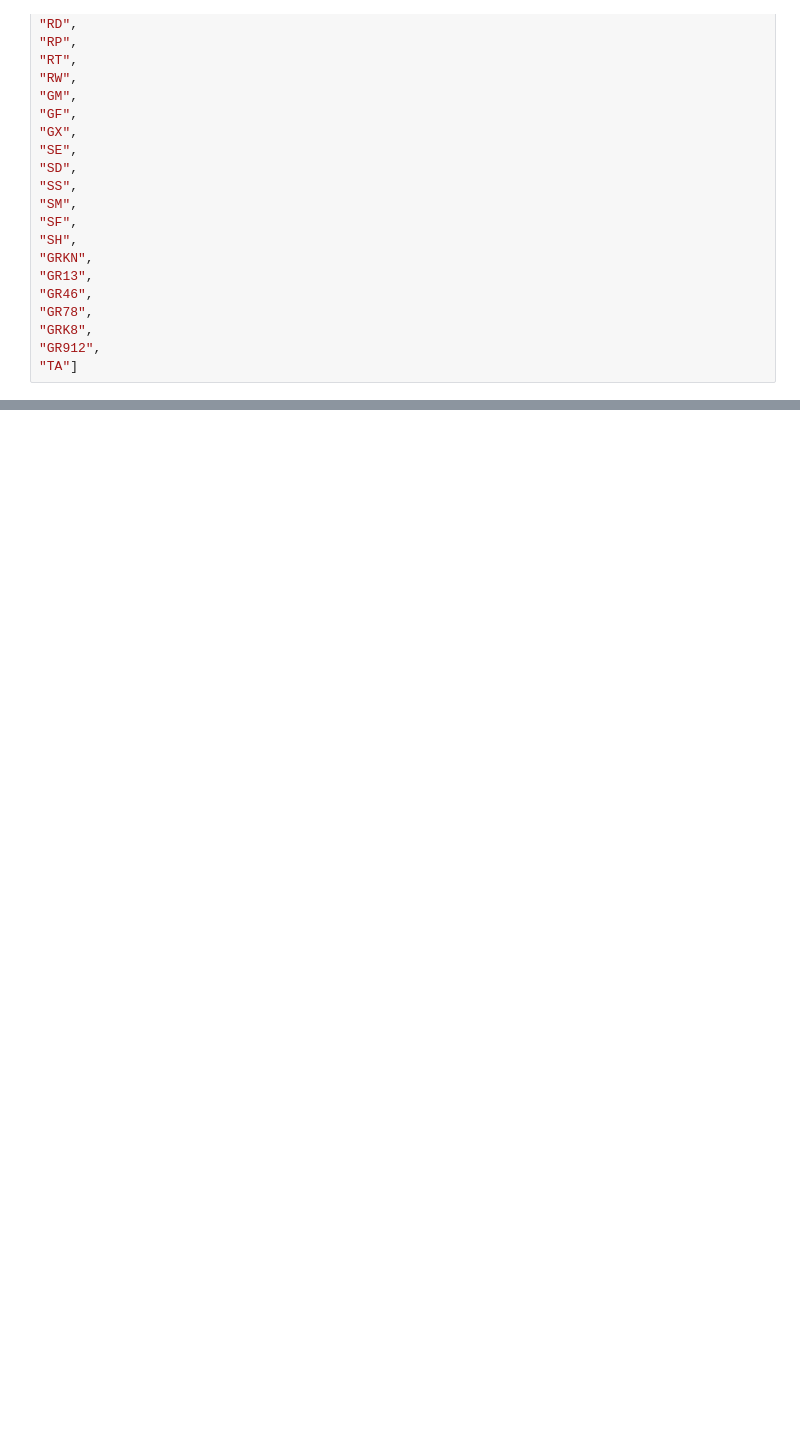
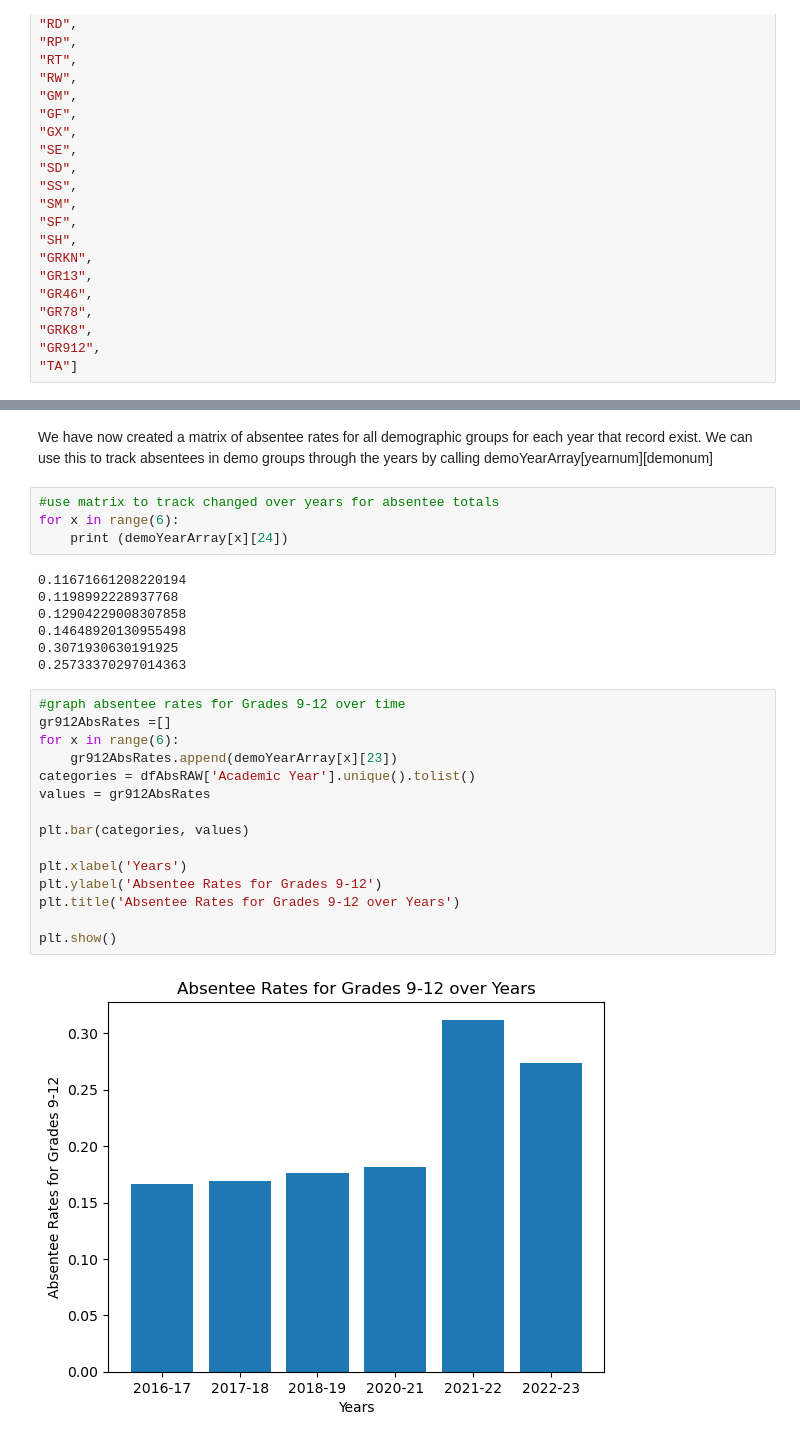
Before and after one commit to shiftyJack/absenteeriskanalysis, a Jupyter notebook: AllAbsenteeData.ipynb, the cells around one changed output, grey strips where cells are left out. Saved outputs shown, nothing was run; the diff lists cells and outputs as text; blank space fills up the shorter version.

```diff
--- a/AllAbsenteeData.ipynb
+++ b/AllAbsenteeData.ipynb
@@ -203,0 +236,30 @@ In 2020-21 with 6837757.0 absent of a possible 38429308.0 students, the chronic
+# %% [markdown]
+We have now created a matrix of absentee rates for all demographic groups for each year that record exist. We can use this to track absentees in demo groups through the years by calling demoYearArray[yearnum][demonum]
+# %%
+#use matrix to track changed over years for absentee totals
+for x in range(6):
+    print (demoYearArray[x][24])
+# %% [output]
+0.11671661208220194
+0.1198992228937768
+0.12904229008307858
+0.14648920130955498
+0.3071930630191925
+0.25733370297014363
+# %%
+#graph absentee rates for Grades 9-12 over time
+gr912AbsRates =[]
+for x in range(6):
+    gr912AbsRates.append(demoYearArray[x][23])
+categories = dfAbsRAW['Academic Year'].unique().tolist()
+values = gr912AbsRates
+
+plt.bar(categories, values)
+
+plt.xlabel('Years')
+plt.ylabel('Absentee Rates for Grades 9-12')
+plt.title('Absentee Rates for Grades 9-12 over Years')
+
+plt.show()
+# %% [output]
+[figure, added]
```
Also changed, not shown: parts of 5 cells of this notebook, 13 other files.
